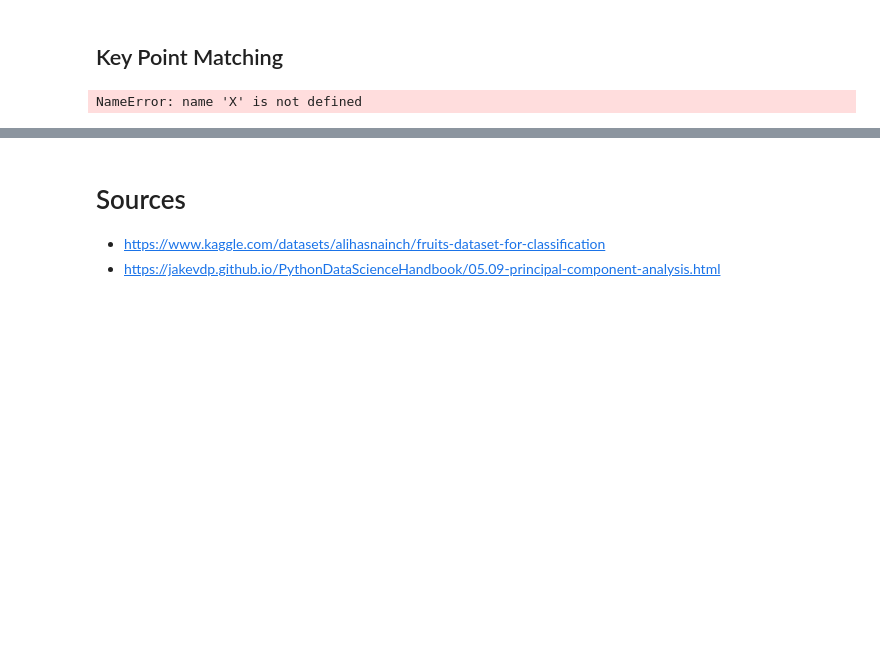
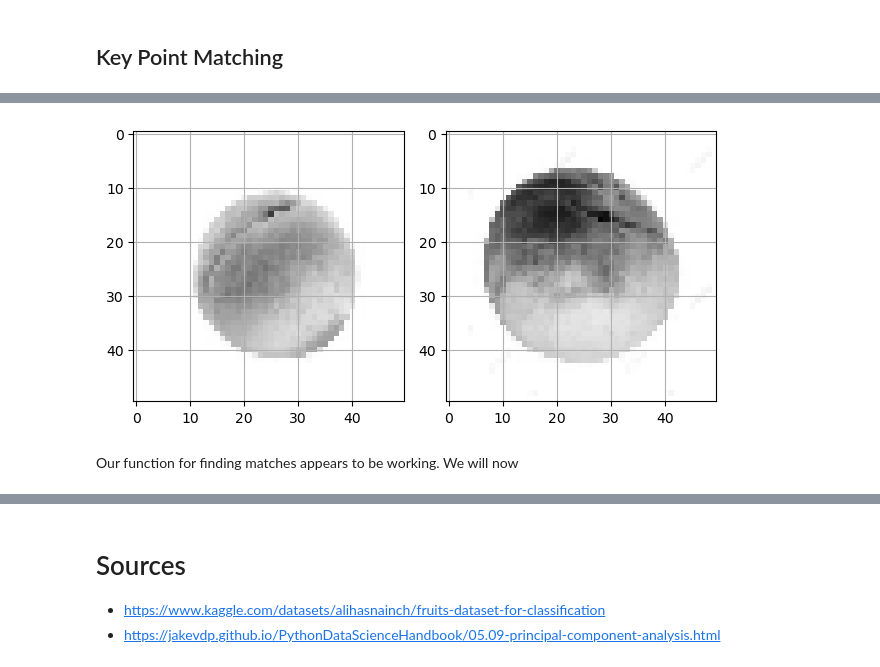
Before and after one commit to QuinnMatthews/MLinPyNotebooks, a Jupyter notebook: Lab Two/LabTwo.ipynb, the cells around one changed output, grey strips where cells are left out. Drawn from its saved outputs; the diff is of its cells as text; code cells hidden in the pictures; blank space fills up the shorter version.

```diff
--- a/Lab Two/LabTwo.ipynb
+++ b/Lab Two/LabTwo.ipynb
@@ -323,6 +322,7 @@ The results confirm our suspicion that DAISY is not the best method in order to
 # you will need to repeat this for all pairs of images in the testing and training
 from skimage.feature import match_descriptors
 
+#Function provided by Dr. Larson's GitHub https://github.com/eclarson/MachineLearningNotebooks/blob/master/04.%20Dimension%20Reduction%20and%20Images.ipynb
 def apply_daisy(row,shape): # no reshape in this function
     feat = daisy(row.reshape(shape), step=5, radius=5,
                  rings=2, histograms=8, orientations=4,
@@ -332,20 +332,41 @@ def apply_daisy(row,shape): # no reshape in this function
     #Q = ceil((Width - radius*2) / step)
     #R = (rings * histograms + 1) * orientations
     return feat.reshape((s[0]*s[1],s[2]))
-
-d1 = apply_daisy(X[10],(h,w))
-d2 = apply_daisy(X[11],(h,w))
-d3 = apply_daisy(X[0],(h,w))
-
-print(d1.shape, d2.shape, d3.shape)
-print('Classes:',y[10],y[11],y[0])
-
-# return list of the key points indices that matched closely enough
-matches = match_descriptors(d1, d2, cross_check=True, max_ratio=0.8)
-print(f"Number of matches, same class: {matches.shape[0]}, Percentage:{100*matches.shape[0]/len(d1):0.2f}%")
-
-# return list of the key points indices that matched closely enough
-matches = match_descriptors(d1, d3, cross_check=True, max_ratio=0.8)
-print(f"Number of matches, diff classes: {matches.shape[0]}, Percentage:{100*matches.shape[0]/len(d1):0.2f}%")
-# %% [output]
-NameError: name 'X' is not defined
+# %%
+def closest_match(source_img, source_idx, images, img_size):
+    matched_idx = 0
+    most_matches = 0
+
+    #applies DAISY to image given
+    source_daisy = apply_daisy(source_img, img_size)
+
+    for i, img in enumerate(images):
+        if i==source_idx:
+            continue
+        #apply DAISY to new image
+        new_daisy = apply_daisy(img, img_size)
+
+        #Key point matching on new image with original image
+        matches = match_descriptors(source_daisy, new_daisy, cross_check=True, max_ratio=0.8)
+
+        #if new image has more matches, set new image as best match to current image
+        if len(matches)> most_matches:
+            most_matches = len(matches)
+            matched_idx = i
+
+    #ensures that we don't take match with itself into account
+    most_matches -= 1
+    return matched_idx
+# %%
+%time
+
+matched_index = closest_match(data_set_gray[0], 0, data_set_gray, (h,w))
+matched_image = data_set_gray[matched_index].reshape(50,50)
+plt.subplot(1,2,1)
+imshow(matched_image)
+plt.grid()
+
+plt.subplot(1,2,2)
+imshow(data_set_gray[0].reshape(50,50))
+plt.grid()
+# %% [output]
@@ -351,0 +375,3 @@ NameError: name 'X' is not defined
+[figure, added]
+# %% [markdown]
+Our function for finding matches appears to be working. We will now
```
Also changed, not shown: parts of 5 cells of this notebook.
